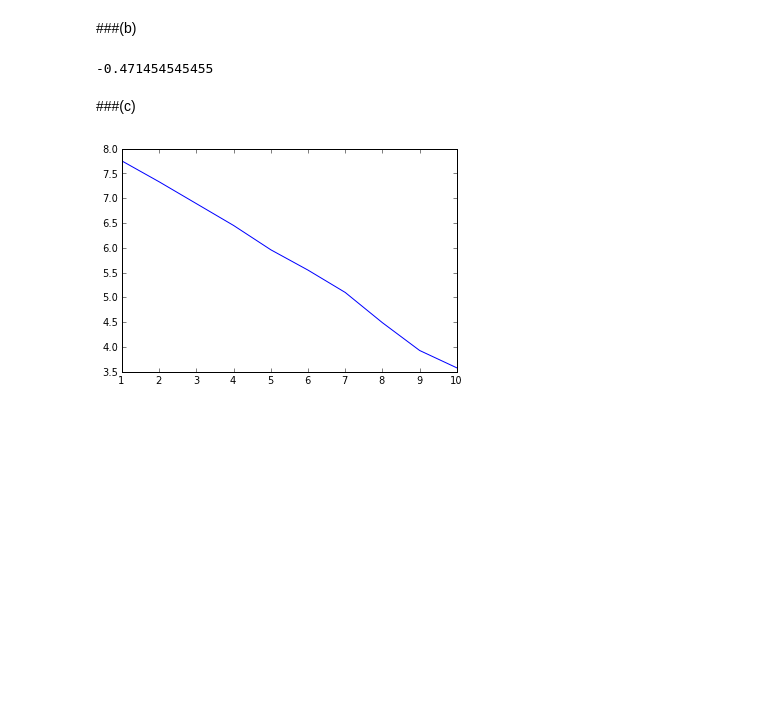
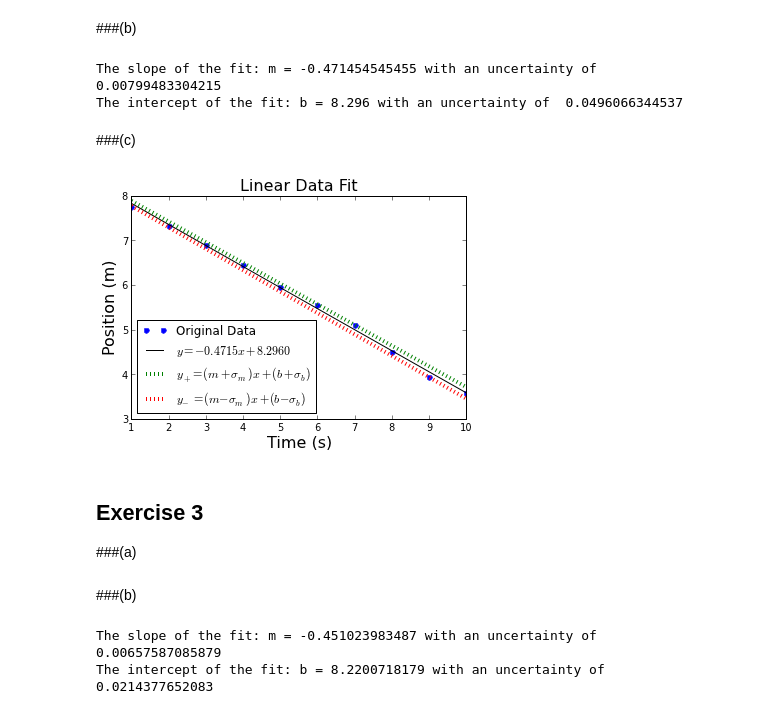
Before and after one commit to mullenray/PHYS202-S13, a Jupyter notebook: Week9/DataLinearRegr.ipynb, the cells around one changed output. Saved outputs shown, nothing was run; the diff lists cells and outputs as text; code cells hidden in the pictures; blank space fills up the shorter version.

Commit message:
Finished curve fitting

```diff
--- a/Week9/DataLinearRegr.ipynb
+++ b/Week9/DataLinearRegr.ipynb
@@ -117,14 +117,32 @@ def LinearLeastSquaresFit(x,y):
 x, y = loadtxt('linearData.dat', unpack = True, usecols = [0,1])
 
 s, i, u, e = LinearLeastSquaresFit(x,y)
-# %%
-print s
-# %% [output]
--0.471454545455
+# %%
+print "The slope of the fit: m =", s, "with an uncertainty of", u
+print "The intercept of the fit: b =", i, "with an uncertainty of ", e
+# %% [output]
+The slope of the fit: m = -0.471454545455 with an uncertainty of 0.00799483304215
+The intercept of the fit: b = 8.296 with an uncertainty of  0.0496066344537
 # %% [markdown]
 ###(c)
-# %%
-plot(x,y)
-show()
-# %% [output]
-[figure, removed]
+# %%
+plot(x, y, marker = '.', markersize = 10, lw = 0, label = "Original Data")
+
+fit = lambda x: s * x + i
+fitu = lambda x: (s + u) * x + (i + e)
+fitl = lambda x: (s - u) * x + (i - e)
+
+plot(x, fit(x), color = 'black', label = "$y = %.4f x + %.4f$" % (s, i))
+plot(x, fitu(x), linestyle = ':', lw = 4, label = "$y_+ = (m + \sigma_m) x + (b + \sigma_b)$")
+plot(x, fitl(x), linestyle = ':', lw = 4, label = "$y_- = (m - \sigma_m) x + (b - \sigma_b)$")
+title("Linear Data Fit", size = 16)
+xlabel("Time (s)", size = 16)
+ylabel("Position (m)", size = 16)
+legend(loc = 3)
+show()
+# %% [output]
+[figure, added]
+# %% [markdown]
+Exercise 3
+-
+###(a)
@@ -130,0 +175,2 @@ show()
+# %% [markdown]
+###(b)
@@ -130,0 +181,6 @@ show()
+# %%
+print "The slope of the fit: m =", ws, "with an uncertainty of", wu
+print "The intercept of the fit: b =", wi, "with an uncertainty of ", we
+# %% [output]
+The slope of the fit: m = -0.451023983487 with an uncertainty of 0.00657587085879
+The intercept of the fit: b = 8.2200718179 with an uncertainty of  0.0214377652083
```
Also changed, not shown: parts of 4 cells of this notebook, 1 other file.
